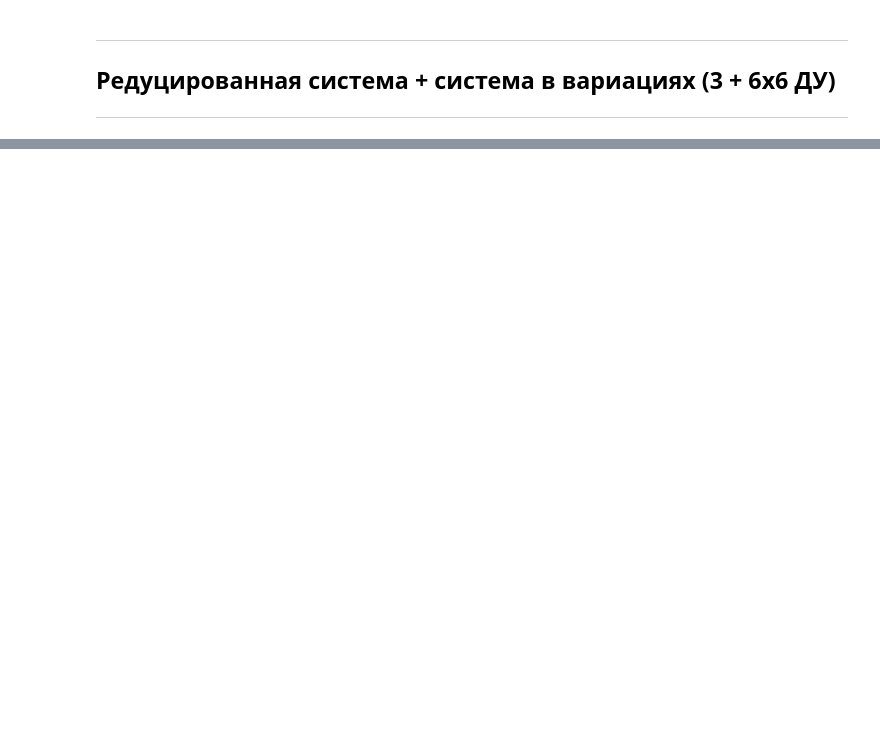
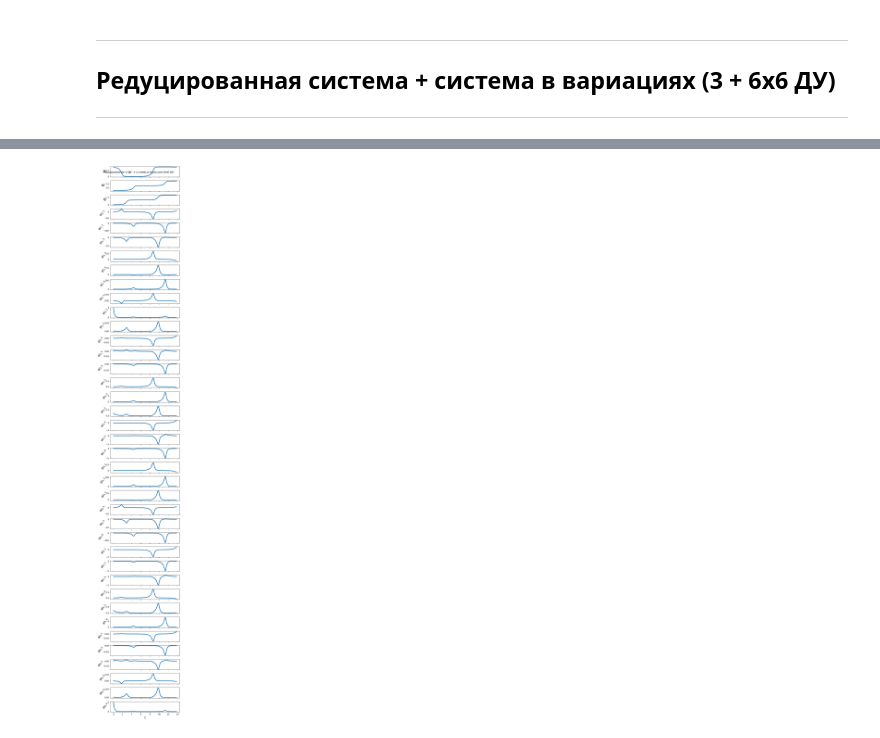
Before and after one commit to Artyom91150/Coupled_contours, a Jupyter notebook: BS_notebook.ipynb, the cells around one changed output, grey strips where cells are left out. Cells and saved outputs as stored; diff of their text form; code cells hidden in the pictures; blank space fills up the shorter version.

```diff
--- a/BS_notebook.ipynb
+++ b/BS_notebook.ipynb
@@ -242,0 +383,8 @@ fig = plotTimeSeries(tansol);
+# %%
+varNames = cat(["\\phi_1", "\\phi_2", "\\phi_3"], ["w_{$i,$j}" for i in 1:6 for j in 1:6], dims = 1)
+title = "Редуцированная (3 ДУ) + система в вариациях (6x6 ДУ)"
+plotKwargs = Dict(:linewidth => 3)
+
+fig = plotTimeSeries(tansol; plot_properties = Dict("varNames" => varNames, "title" => title, "kwargs" => plotKwargs));
+# %% [output]
+[figure, added]
```
Also changed, not shown: parts of 29 cells of this notebook.
